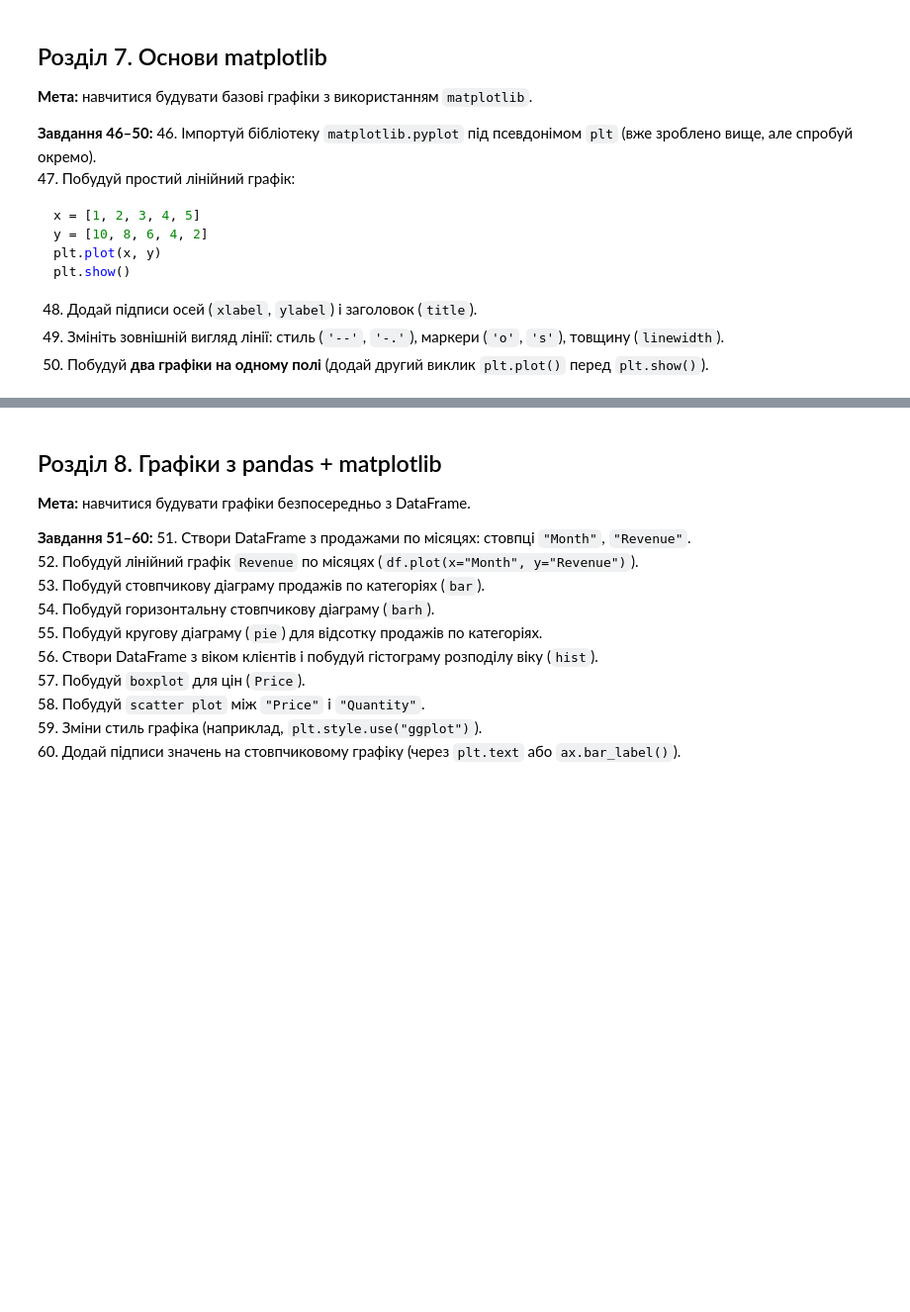
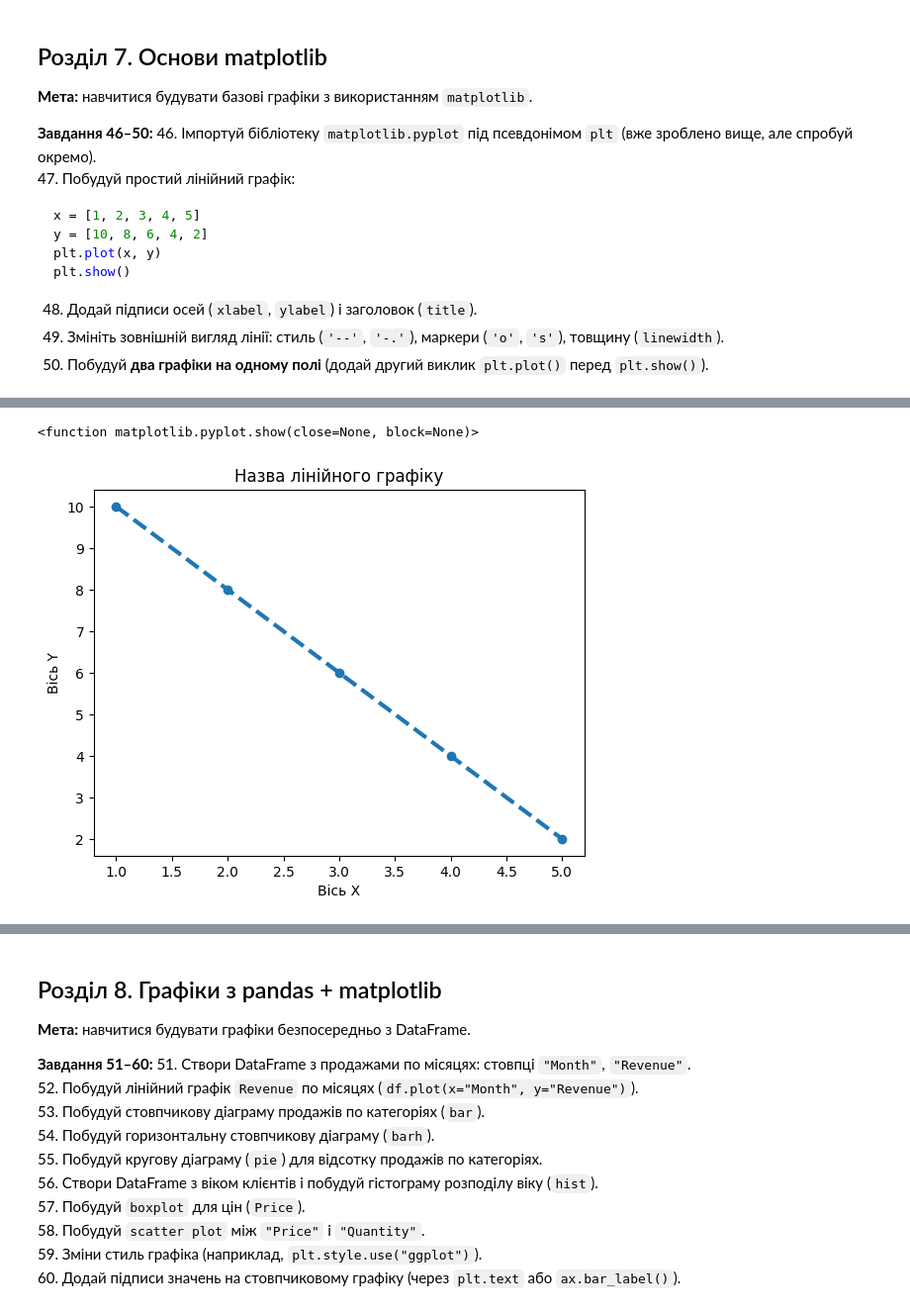
Before and after one commit to SvitChekan/test-task-Python-DTA, a Jupyter notebook: pandas_matplotlib_practice.ipynb, the cells around one changed output, grey strips where cells are left out. Shown: that part at 99% size. Drawn from its saved outputs; the diff is of its cells as text; code cells hidden in the pictures; blank space fills up the shorter version.

```diff
--- a/pandas_matplotlib_practice.ipynb
+++ b/pandas_matplotlib_practice.ipynb
@@ -910,2 +947,20 @@ print(weekends)
 # %%
-# 49
+# 49a Змініть зовнішній вигляд лінії: стиль ('--'), маркери ('o'), товщину (linewidth)
+
+x = [1, 2, 3, 4, 5]
+y = [10, 8, 6, 4, 2]
+
+plt.xlabel("Вісь X")
+plt.ylabel("Вісь Y")
+plt.title("Назва лінійного графіку")
+plt.plot(
+    x, y,
+    linestyle='--',
+    marker='o',
+    linewidth=3
+)
+
+plt.show
+# %% [output]
+<function matplotlib.pyplot.show(close=None, block=None)>
+[figure, added]
```
Also changed, not shown: parts of 31 cells of this notebook.
